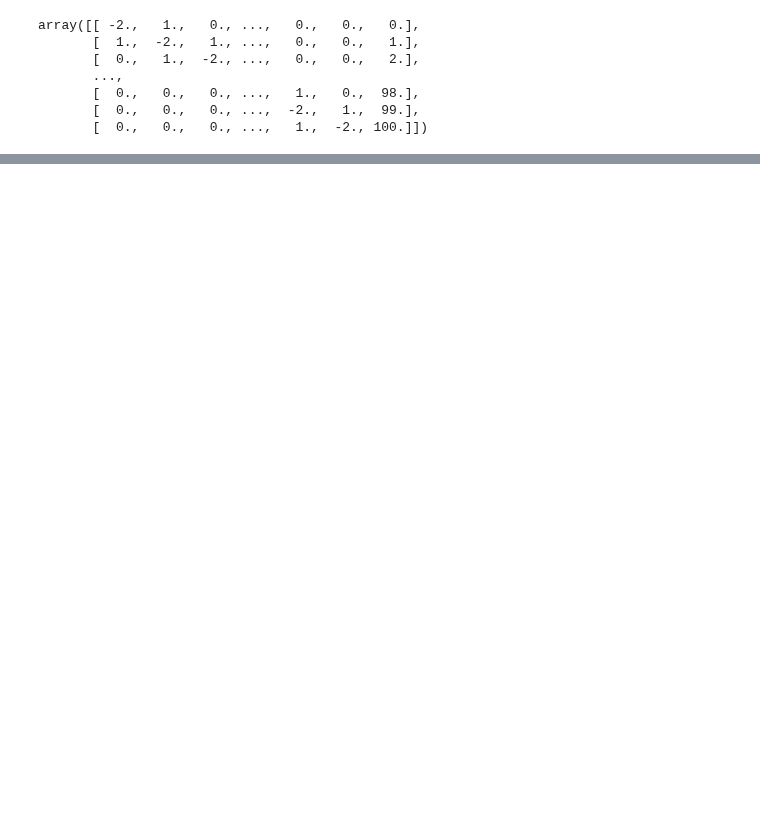
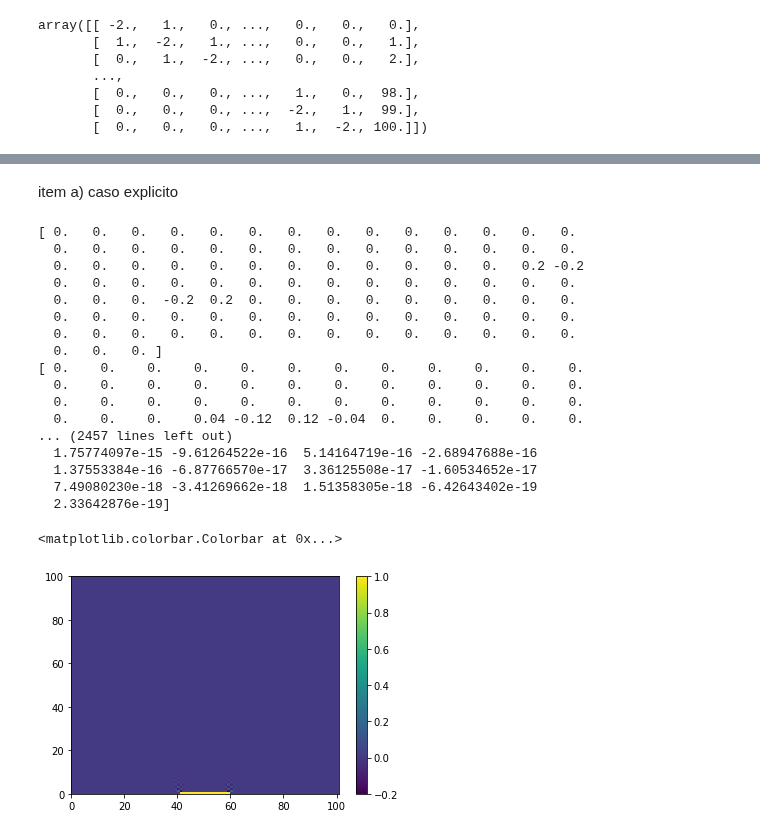
Before and after one commit to agFrenk/Metodos-TP, a Jupyter notebook: resolucion_tp.ipynb, the cells around one changed output, grey strips where cells are left out. Saved outputs shown, nothing was run; the diff lists cells and outputs as text; code cells hidden in the pictures; blank space fills up the shorter version.

```diff
--- a/resolucion_tp.ipynb
+++ b/resolucion_tp.ipynb
@@ -345,0 +426,26 @@ verificacion_exp([d_a, d_b, d_c])
+# %%
+n = 101
+r = 10
+m = 1000
+
+def create_u0(n,r):
+    u = np.zeros(n).astype(np.float64)
+    for i in range(n):
+        if(i > (n//2-r) and i < n//2+r):
+            u[i]=1
+    return u
+
+
+def create_matrix_laplaciano(alpha):
+    m_res = np.zeros((101,101)).astype(np.float64)
+    for i in range(101):
+        m_res[i][i]=-2
+        if(i+1<=100):
+            m_res[i+1][i]=1
+            m_res[i][i+1]=1
+    for i in range(101):
+        for j in range(101):
+            m_res[i][j]*= alpha
+    return m_res
+
+create_matrix_laplaciano(1)
@@ -345,0 +460,2 @@ verificacion_exp([d_a, d_b, d_c])
+# %% [markdown]
+ item a) caso explicito
@@ -345,0 +471,36 @@ verificacion_exp([d_a, d_b, d_c])
+# %%
+def sim_explicita(u_0, A, m):
+    m_res = np.zeros((m,101))
+    u=u_0
+    m_res[0]=u
+    for k in range(1,m):
+        u = A @ u
+        m_res[k]= u
+        print(m_res[k])
+    return m_res
+
+x= sim_explicita(create_u0(n,r), create_matrix_laplaciano(0.2), m)
+
+#x
+plt.pcolor(x)
+plt.colorbar()
+# %% [output]
+[ 0.   0.   0.   0.   0.   0.   0.   0.   0.   0.   0.   0.   0.   0.
+  0.   0.   0.   0.   0.   0.   0.   0.   0.   0.   0.   0.   0.   0.
+  0.   0.   0.   0.   0.   0.   0.   0.   0.   0.   0.   0.   0.2 -0.2
+  0.   0.   0.   0.   0.   0.   0.   0.   0.   0.   0.   0.   0.   0.
+  0.   0.   0.  -0.2  0.2  0.   0.   0.   0.   0.   0.   0.   0.   0.
+  0.   0.   0.   0.   0.   0.   0.   0.   0.   0.   0.   0.   0.   0.
+  0.   0.   0.   0.   0.   0.   0.   0.   0.   0.   0.   0.   0.   0.
+  0.   0.   0. ]
+[ 0.    0.    0.    0.    0.    0.    0.    0.    0.    0.    0.    0.
+  0.    0.    0.    0.    0.    0.    0.    0.    0.    0.    0.    0.
+  0.    0.    0.    0.    0.    0.    0.    0.    0.    0.    0.    0.
+  0.    0.    0.    0.04 -0.12  0.12 -0.04  0.    0.    0.    0.    0.
+... (2457 lines left out)
+  1.75774097e-15 -9.61264522e-16  5.14164719e-16 -2.68947688e-16
+  1.37553384e-16 -6.87766570e-17  3.36125508e-17 -1.60534652e-17
+  7.49080230e-18 -3.41269662e-18  1.51358305e-18 -6.42643402e-19
+  2.33642876e-19]
+<matplotlib.colorbar.Colorbar at 0x...>
+[figure, added]
```
Also changed, not shown: parts of 16 cells of this notebook.
